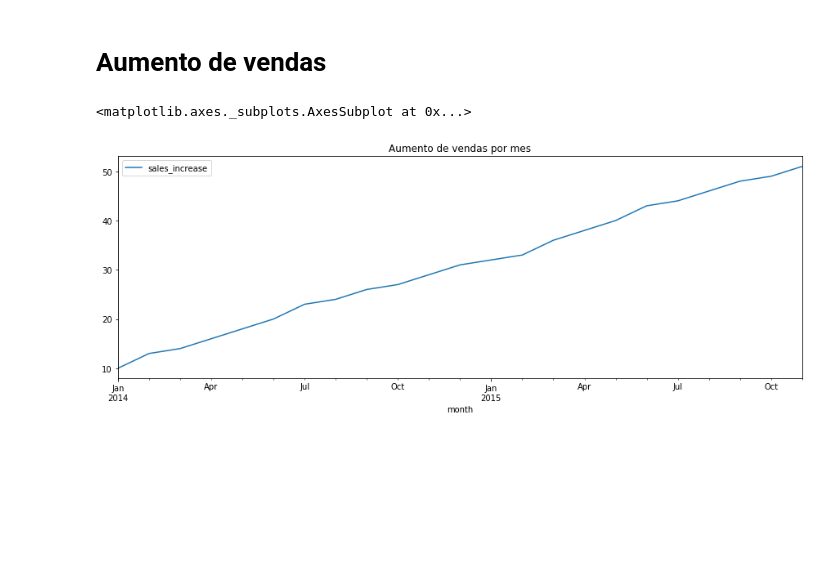
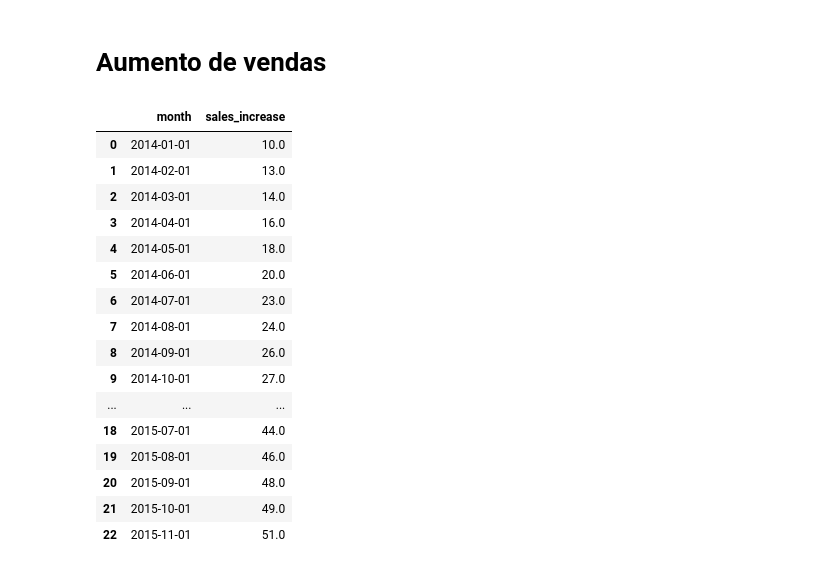
Before and after one commit to flaviogf/courses, a Jupyter notebook: alura/curso_data_analysis_trabalhando_com_dados/sales_analysis.ipynb, the cells around one changed output. Saved outputs shown, nothing was run; the diff lists cells and outputs as text; code cells hidden in the pictures; blank space fills up the shorter version.

```diff
--- a/alura/curso_data_analysis_trabalhando_com_dados/sales_analysis.ipynb
+++ b/alura/curso_data_analysis_trabalhando_com_dados/sales_analysis.ipynb
@@ -18,7 +39,23 @@ data.plot('sales_per_month', 'month', kind='line', figsize=(15, 5), title='Venda
 sales_increase = data.sales_per_month.diff().dropna()
 sales_increase.index = range(len(sales_increase))
 data_sales_increase = pd.DataFrame({'month': data[:-1]['month'], 'sales_increase': sales_increase})
-data_sales_increase.plot('month', 'sales_increase', kind='line', figsize=(15, 5), title='Aumento de vendas por mes')
-# %% [output]
-<matplotlib.axes._subplots.AxesSubplot at 0x...>
-[figure, removed]
+# %%
+data_sales_increase
+# %% [output]
+|  | month | sales_increase |
+| 0 | 2014-01-01 | 10.0 |
+| 1 | 2014-02-01 | 13.0 |
+| 2 | 2014-03-01 | 14.0 |
+| 3 | 2014-04-01 | 16.0 |
+| 4 | 2014-05-01 | 18.0 |
+| 5 | 2014-06-01 | 20.0 |
+| 6 | 2014-07-01 | 23.0 |
+| 7 | 2014-08-01 | 24.0 |
+| 8 | 2014-09-01 | 26.0 |
+| 9 | 2014-10-01 | 27.0 |
+| ... | ... | ... |
+| 18 | 2015-07-01 | 44.0 |
+| 19 | 2015-08-01 | 46.0 |
+| 20 | 2015-09-01 | 48.0 |
+| 21 | 2015-10-01 | 49.0 |
+| 22 | 2015-11-01 | 51.0 |
```
Also changed, not shown: parts of 8 cells of this notebook.
